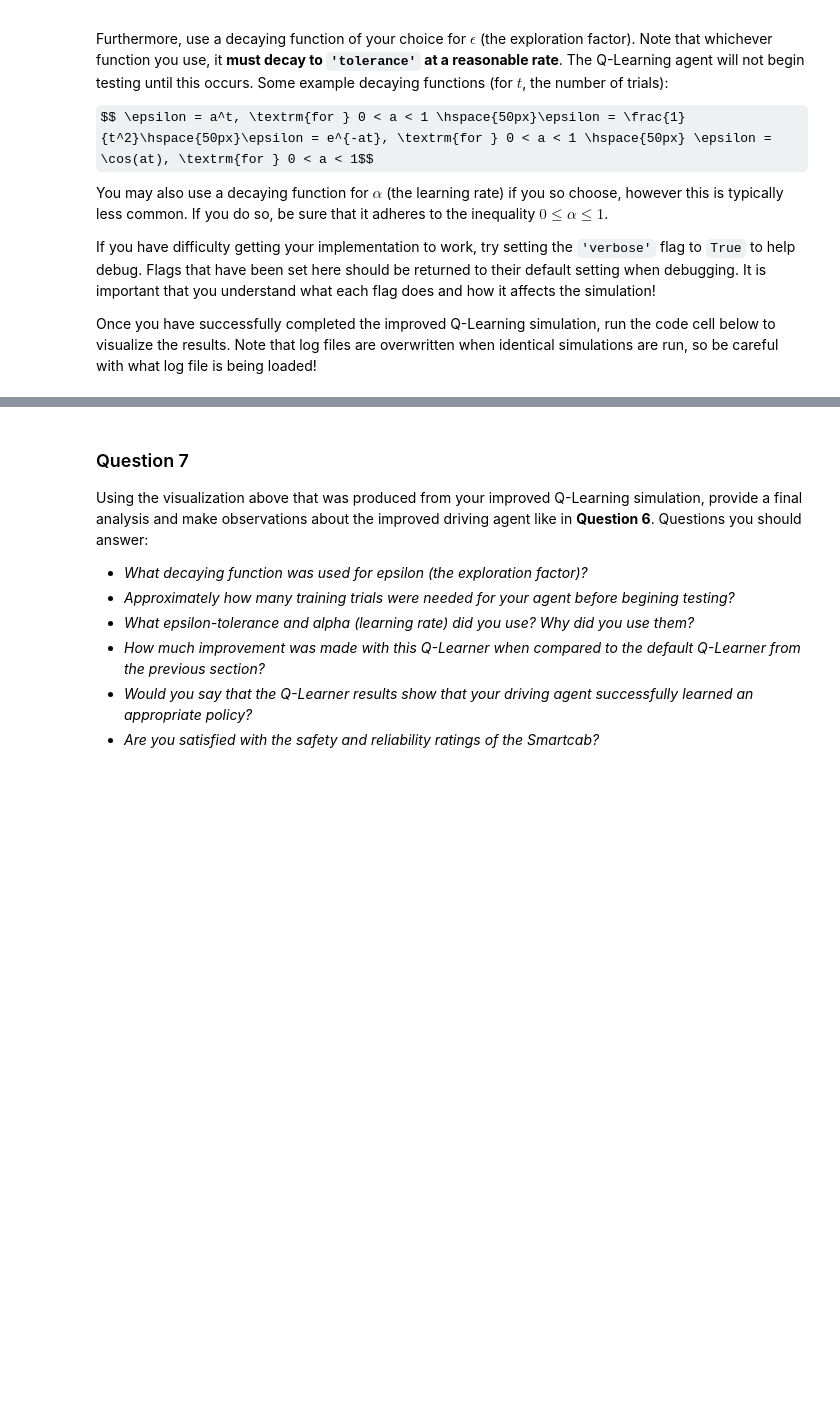
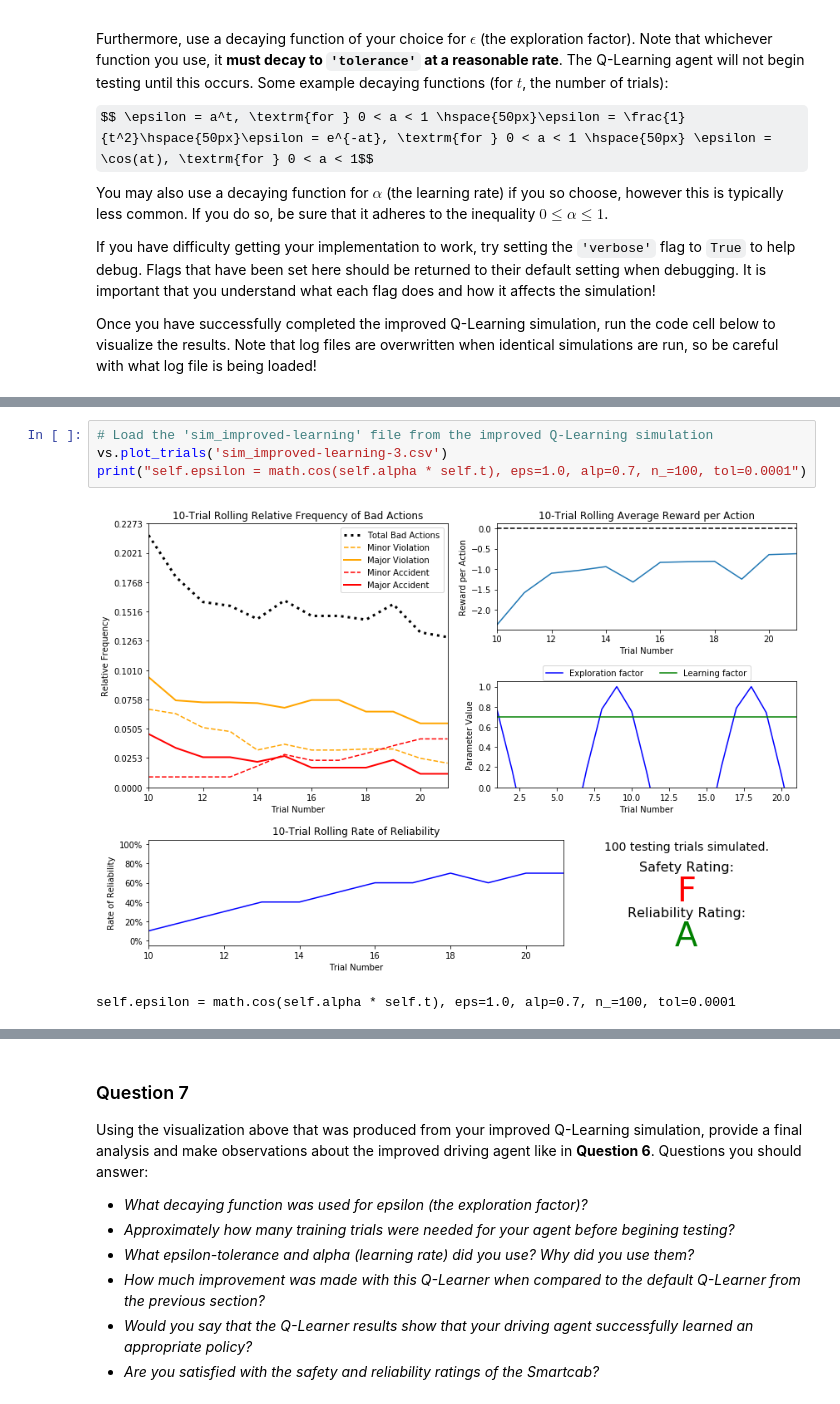
Before and after one commit to cidelab/MachineLearnResearch, a Jupyter notebook: smartcab/smartcab.ipynb, the cells around one changed output, grey strips where cells are left out. Saved outputs shown, nothing was run; the diff lists cells and outputs as text; some formulas as TeX source; blank space fills up the shorter version.

```diff
--- a/smartcab/smartcab.ipynb
+++ b/smartcab/smartcab.ipynb
@@ -267,0 +277,7 @@ vs.plot_trials('sim_improved-learning.csv')
+# %%
+# Load the 'sim_improved-learning' file from the improved Q-Learning simulation
+vs.plot_trials('sim_improved-learning-3.csv')
+print("self.epsilon = math.cos(self.alpha * self.t), eps=1.0, alp=0.7, n_=100, tol=0.0001")
+# %% [output]
+[figure, added]
+self.epsilon = math.cos(self.alpha * self.t), eps=1.0, alp=0.7, n_=100, tol=0.0001
```
Also changed, not shown: parts of 7 cells of this notebook, 23 other files.
